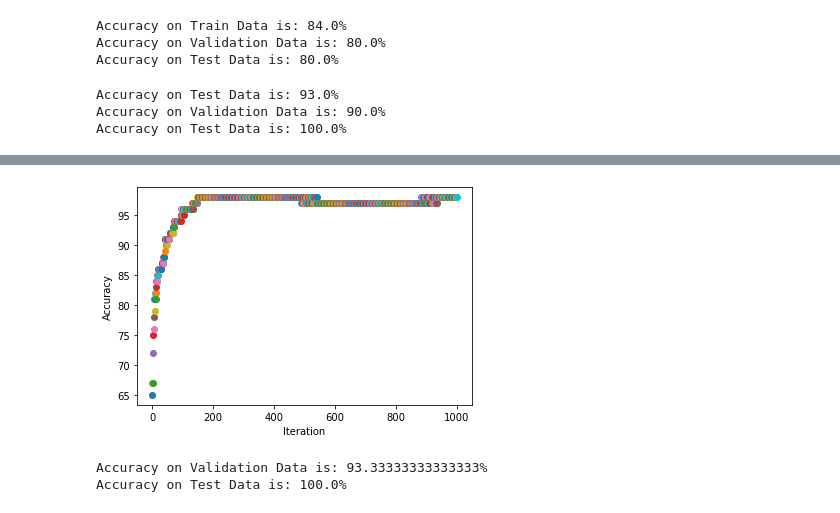
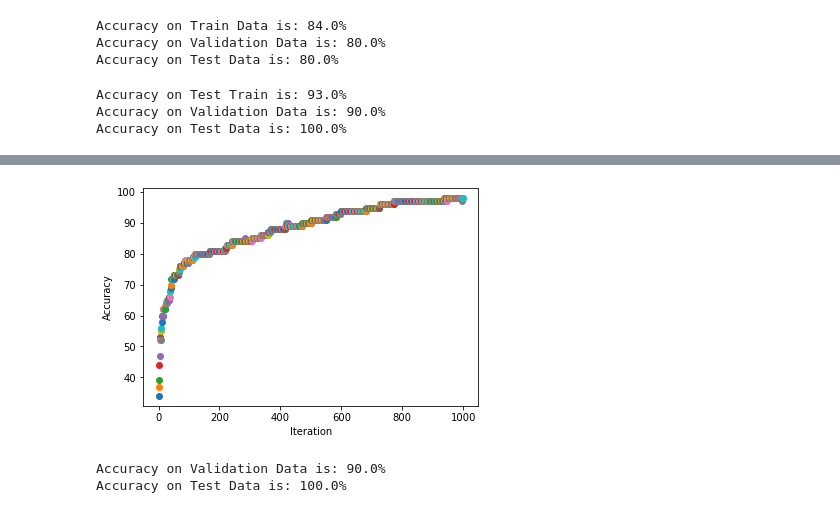
Before and after one commit to kartik481/Machine_learning_scratch, a Jupyter notebook: ML_methods.ipynb, the cells around one changed output, grey strips where cells are left out. Saved outputs shown, nothing was run; the diff lists cells and outputs as text; code cells hidden in the pictures.

```diff
--- a/ML_methods.ipynb
+++ b/ML_methods.ipynb
@@ -224,11 +224,11 @@ y_pred_train = softReg.predict(X_train)
 y_pred_val = softReg.predict(X_val)
 y_pred_test = softReg.predict(X_test)
 
-print("Accuracy on Test Data is: {0}%".format(100*np.sum(y_pred_train==yy_train)/len(yy_train)))
+print("Accuracy on Test Train is: {0}%".format(100*np.sum(y_pred_train==yy_train)/len(yy_train)))
 print("Accuracy on Validation Data is: {0}%".format(100*np.sum(y_pred_val==yy_val)/len(yy_val)))
 print("Accuracy on Test Data is: {0}%".format(100*np.sum(y_pred_test==yy_test)/len(yy_test)))
 # %% [output]
-Accuracy on Test Data is: 93.0%
+Accuracy on Test Train is: 93.0%
 Accuracy on Validation Data is: 90.0%
 Accuracy on Test Data is: 100.0%
 # %%
@@ -272,12 +272,13 @@ def forward_prop(X, ww1, ww2, bb1, bb2, pred= False):
 def backward_prop(X, yy, h1, h2, A1, A2, ww2):
     N = len(yy)
     yy = one_hot(yy, 3)
-    dA2 = A2 - yy
-    dww2 = 1/N * np.dot(np.transpose(h1), dA2)
-    dbb2 = 1/N * np.sum(dA2)
-    dA1 = np.dot(dA2, np.transpose(ww2)) * D_relu(A1)
-    dww1 = 1/N * np.dot(np.transpose(X), dA1)
-    dbb1 = 1/N * np.sum(dA1)
+    dh2 = A2 - yy
+    dww2 = 1/N * np.dot(np.transpose(A1), dh2)
+    dbb2 = 1/N * np.sum(dh2)
+
+    dh1 = np.dot(dh2, np.transpose(ww2)) * D_relu(h1)
+    dww1 = 1/N * np.dot(np.transpose(X), dh1)
+    dbb1 = 1/N * np.sum(dh1)
 
     return dww1, dww2, dbb1, dbb2
 
@@ -326,6 +327,6 @@ Accuracy for 700th epoch => 97.0%
 Accuracy for 800th epoch => 97.0%
 Accuracy for 900th epoch => 97.0%
-[figure, old version]
+[figure, new version]
 # %%
 ## getting predictions for validation and test set for fitted NN
 pred_valnn = predict_classNN(forward_prop(X_val, ww1, ww2, bb1, bb2, True))
@@ -335,5 +336,5 @@ pred_testnn = predict_classNN(forward_prop(X_test, ww1, ww2, bb1, bb2, True))
 print("Accuracy on Validation Data is: {0}%".format(accuracy(pred_valnn, yy_val)))
 print("Accuracy on Test Data is: {0}%".format(accuracy(pred_testnn, yy_test)))
 # %% [output]
-Accuracy on Validation Data is: 93.33333333333333%
+Accuracy on Validation Data is: 90.0%
 Accuracy on Test Data is: 100.0%
```
Also changed, not shown: parts of 1 cell of this notebook.
